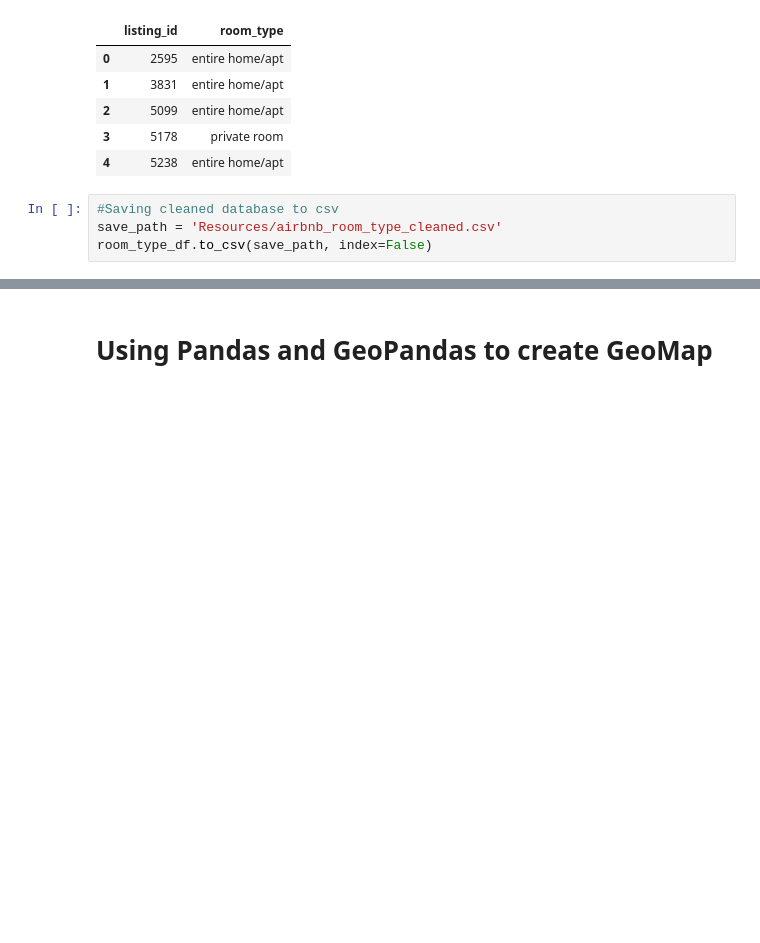
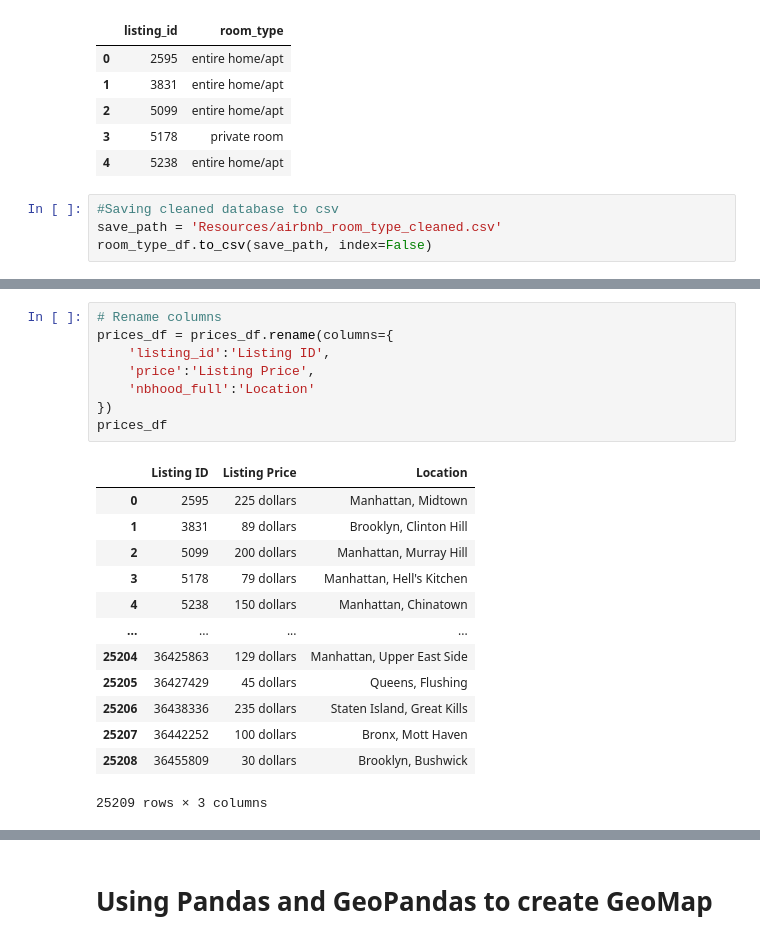
Before and after one commit to Bhavesh-Heetoo/Rental-prices-and-demand, a Jupyter notebook: Maincode.ipynb, the cells around one changed output, grey strips where cells are left out. Drawn from its saved outputs; the diff is of its cells as text; blank space fills up the shorter version.

```diff
--- a/Maincode.ipynb
+++ b/Maincode.ipynb
@@ -74,0 +95,22 @@ room_type_df.to_csv(save_path, index=False)
+# %%
+# Rename columns
+prices_df = prices_df.rename(columns={
+    'listing_id':'Listing ID',
+    'price':'Listing Price',
+    'nbhood_full':'Location'
+})
+prices_df
+# %% [output]
+|  | Listing ID | Listing Price | Location |
+| 0 | 2595 | 225 dollars | Manhattan, Midtown |
+| 1 | 3831 | 89 dollars | Brooklyn, Clinton Hill |
+| 2 | 5099 | 200 dollars | Manhattan, Murray Hill |
+| 3 | 5178 | 79 dollars | Manhattan, Hell's Kitchen |
+| 4 | 5238 | 150 dollars | Manhattan, Chinatown |
+| ... | ... | ... | ... |
+| 25204 | 36425863 | 129 dollars | Manhattan, Upper East Side |
+| 25205 | 36427429 | 45 dollars | Queens, Flushing |
+| 25206 | 36438336 | 235 dollars | Staten Island, Great Kills |
+| 25207 | 36442252 | 100 dollars | Bronx, Mott Haven |
+| 25208 | 36455809 | 30 dollars | Brooklyn, Bushwick |
+25209 rows × 3 columns
```
Also changed, not shown: parts of 21 cells of this notebook, 1 other file.
